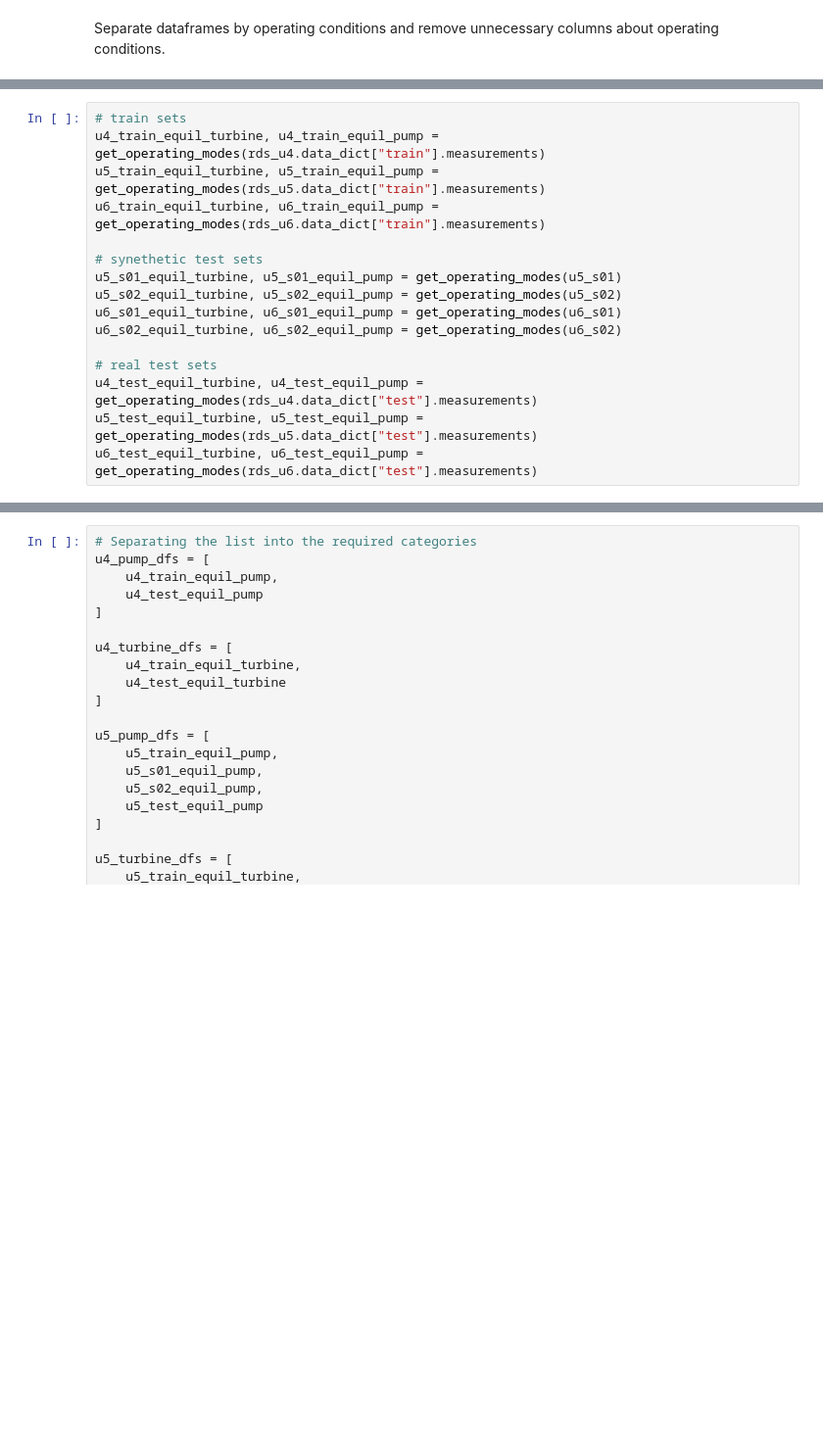
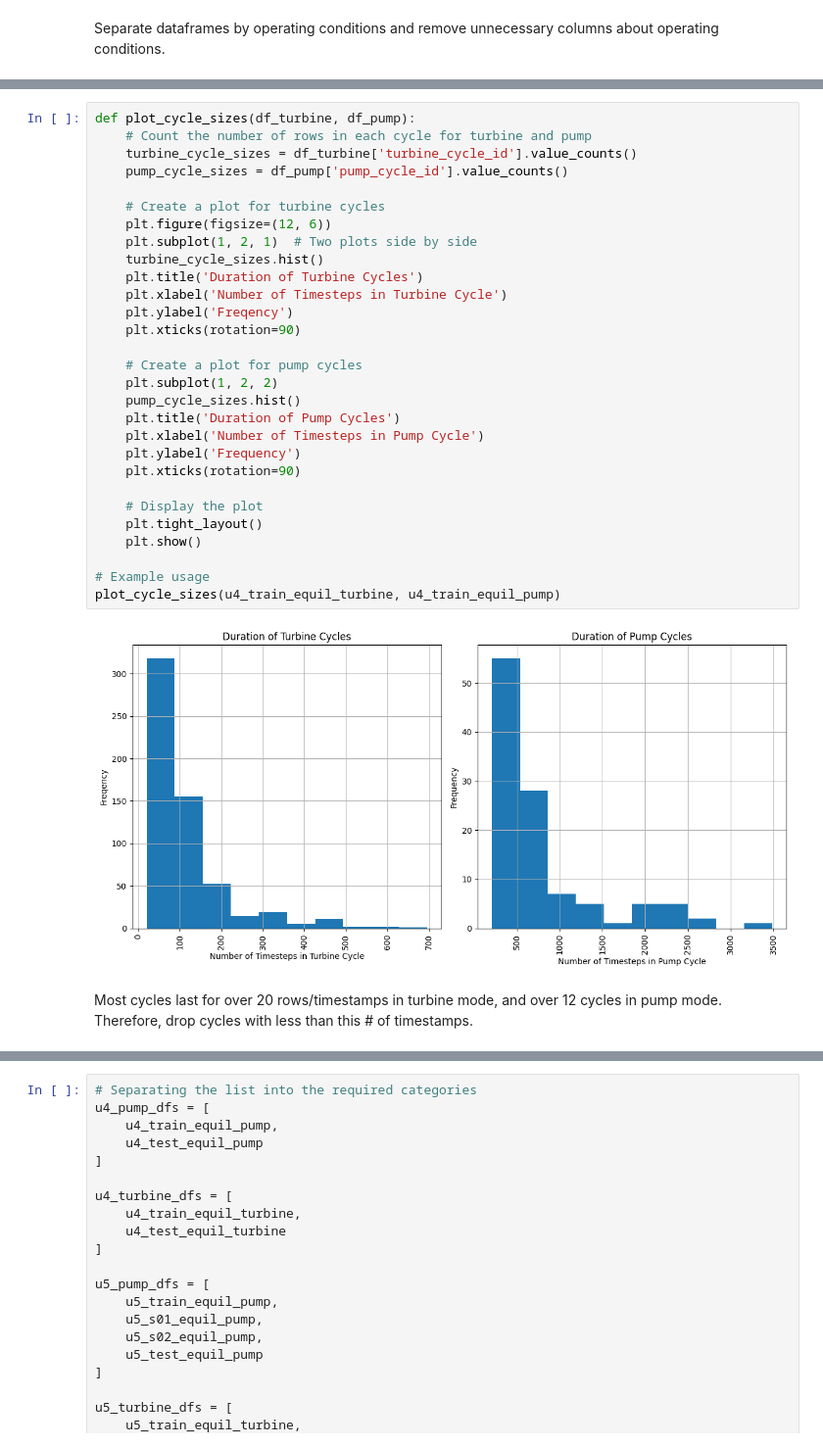
Before and after one commit to j0shcd/ml4pm-project, a Jupyter notebook: data_preprocessing.ipynb, the cells around one changed output, grey strips where cells are left out. Shown: that part at 98% size. Saved outputs shown, nothing was run; the diff lists cells and outputs as text; blank space fills up the shorter version.

```diff
--- a/data_preprocessing.ipynb
+++ b/data_preprocessing.ipynb
@@ -184,16 +207,33 @@ def get_operating_modes(df):
-# %%
-# train sets
-u4_train_equil_turbine, u4_train_equil_pump = get_operating_modes(rds_u4.data_dict["train"].measurements)
-u5_train_equil_turbine, u5_train_equil_pump = get_operating_modes(rds_u5.data_dict["train"].measurements)
-u6_train_equil_turbine, u6_train_equil_pump = get_operating_modes(rds_u6.data_dict["train"].measurements)
-
-# synethetic test sets
-u5_s01_equil_turbine, u5_s01_equil_pump = get_operating_modes(u5_s01)
-u5_s02_equil_turbine, u5_s02_equil_pump = get_operating_modes(u5_s02)
-u6_s01_equil_turbine, u6_s01_equil_pump = get_operating_modes(u6_s01)
-u6_s02_equil_turbine, u6_s02_equil_pump = get_operating_modes(u6_s02)
-
-# real test sets
-u4_test_equil_turbine, u4_test_equil_pump = get_operating_modes(rds_u4.data_dict["test"].measurements)
-u5_test_equil_turbine, u5_test_equil_pump = get_operating_modes(rds_u5.data_dict["test"].measurements)
-u6_test_equil_turbine, u6_test_equil_pump = get_operating_modes(rds_u6.data_dict["test"].measurements)
+# %%
+def plot_cycle_sizes(df_turbine, df_pump):
+    # Count the number of rows in each cycle for turbine and pump
+    turbine_cycle_sizes = df_turbine['turbine_cycle_id'].value_counts()
+    pump_cycle_sizes = df_pump['pump_cycle_id'].value_counts()
+
+    # Create a plot for turbine cycles
+    plt.figure(figsize=(12, 6))
+    plt.subplot(1, 2, 1)  # Two plots side by side
+    turbine_cycle_sizes.hist()
+    plt.title('Duration of Turbine Cycles')
+    plt.xlabel('Number of Timesteps in Turbine Cycle')
+    plt.ylabel('Freqency')
+    plt.xticks(rotation=90)
+
+    # Create a plot for pump cycles
+    plt.subplot(1, 2, 2)
+    pump_cycle_sizes.hist()
+    plt.title('Duration of Pump Cycles')
+    plt.xlabel('Number of Timesteps in Pump Cycle')
+    plt.ylabel('Frequency')
+    plt.xticks(rotation=90)
+
+    # Display the plot
+    plt.tight_layout()
+    plt.show()
+
+# Example usage
+plot_cycle_sizes(u4_train_equil_turbine, u4_train_equil_pump)
+# %% [output]
+[figure, added]
+# %% [markdown]
+Most cycles last for over 20 rows/timestamps in turbine mode, and over 12 cycles in pump mode. Therefore, drop cycles with less than this # of timestamps.
```
Also changed, not shown: parts of 9 cells of this notebook.
